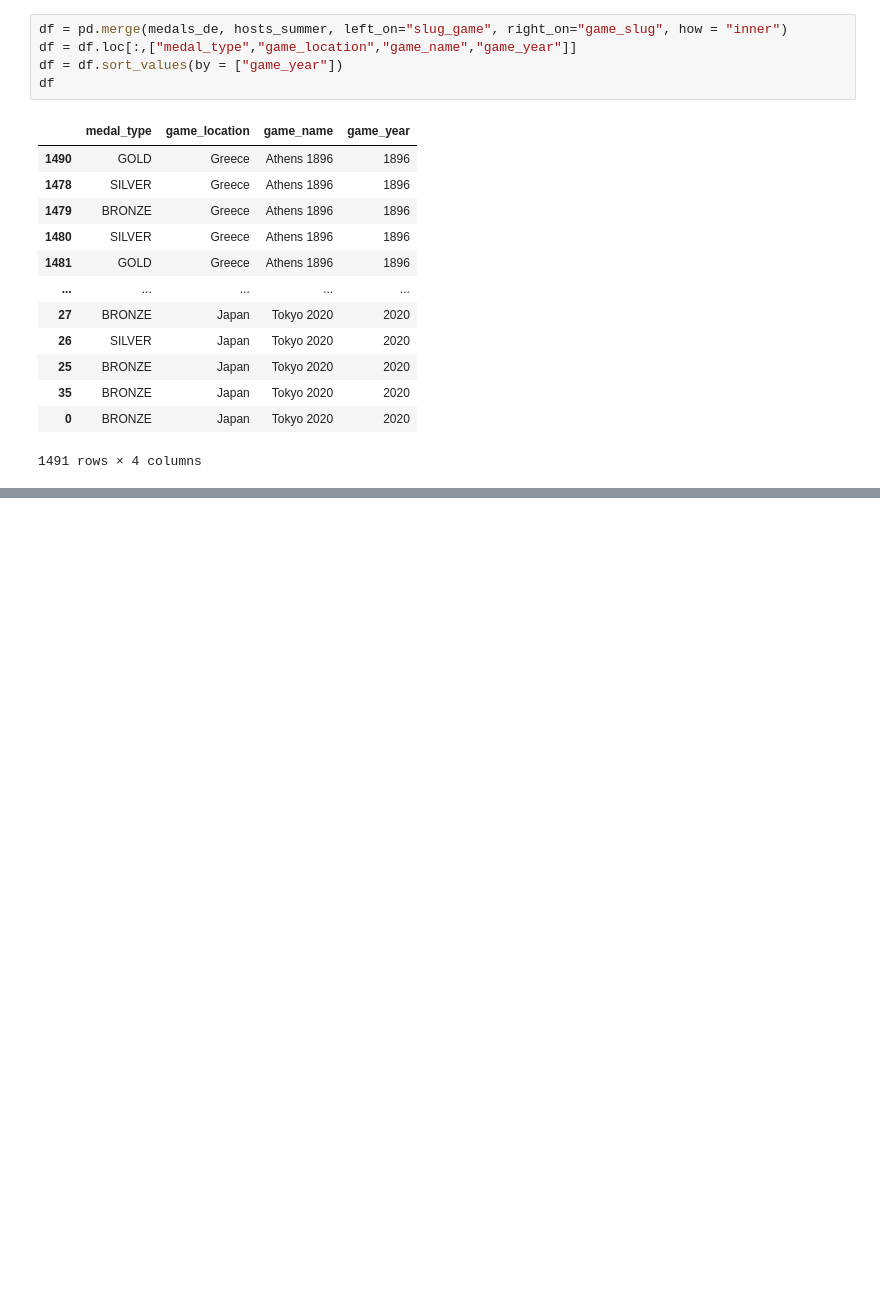
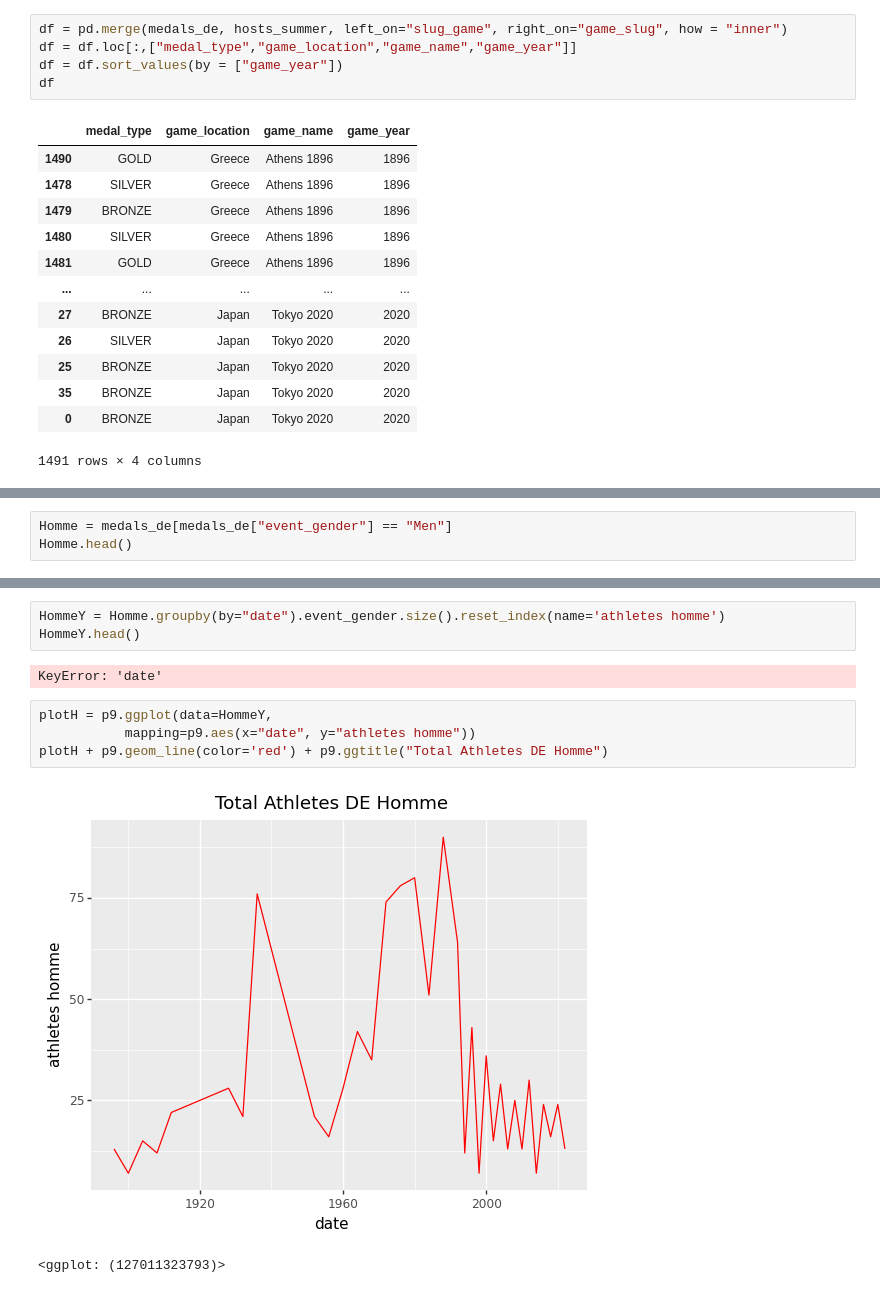
Before and after one commit to brmuloot/Jeux-Olympiques, a Jupyter notebook: Jeux_olympiques.ipynb, the cells around one changed output, grey strips where cells are left out. Drawn from its saved outputs; the diff is of its cells as text; blank space fills up the shorter version.

```diff
--- a/Jeux_olympiques.ipynb
+++ b/Jeux_olympiques.ipynb
@@ -670,0 +706,3 @@ df
+# %%
+Homme = medals_de[medals_de["event_gender"] == "Men"]
+Homme.head()
@@ -670,0 +716,12 @@ df
+# %%
+HommeY = Homme.groupby(by="date").event_gender.size().reset_index(name='athletes homme')
+HommeY.head()
+# %% [output]
+KeyError: 'date'
+# %%
+plotH = p9.ggplot(data=HommeY,
+           mapping=p9.aes(x="date", y="athletes homme"))
+plotH + p9.geom_line(color='red') + p9.ggtitle("Total Athletes DE Homme")
+# %% [output]
+[figure, added]
+<ggplot: (127011323793)>
```
Also changed, not shown: parts of 20 cells of this notebook, 5 other files.
